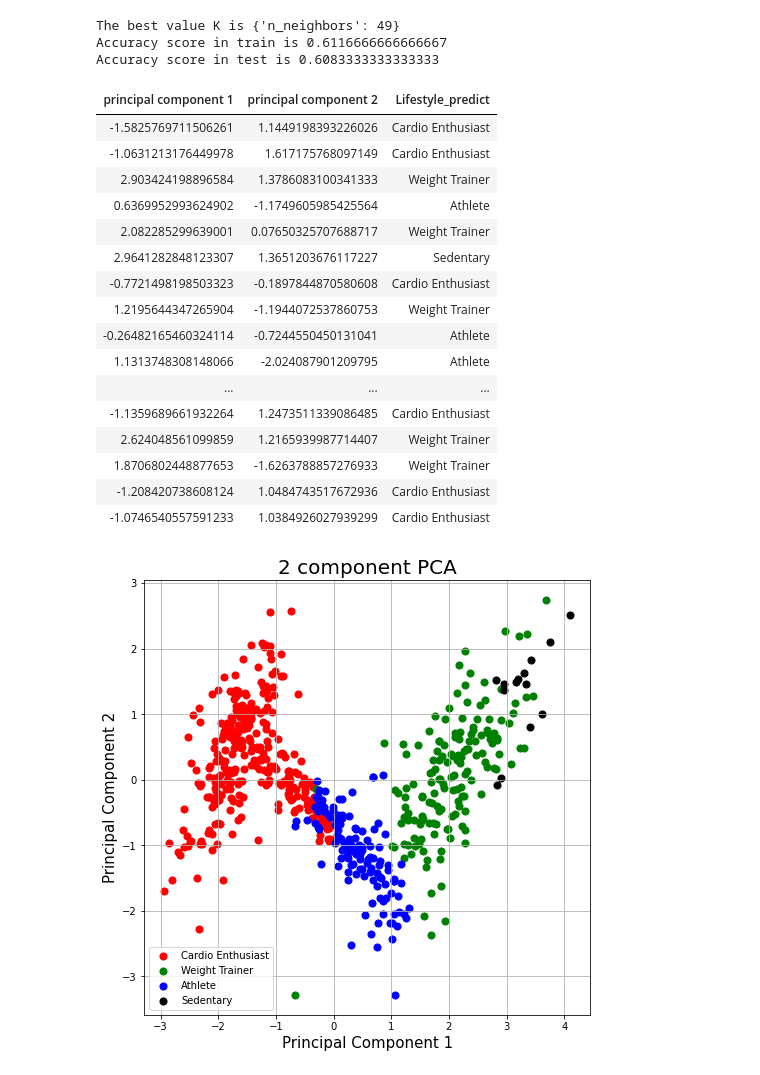
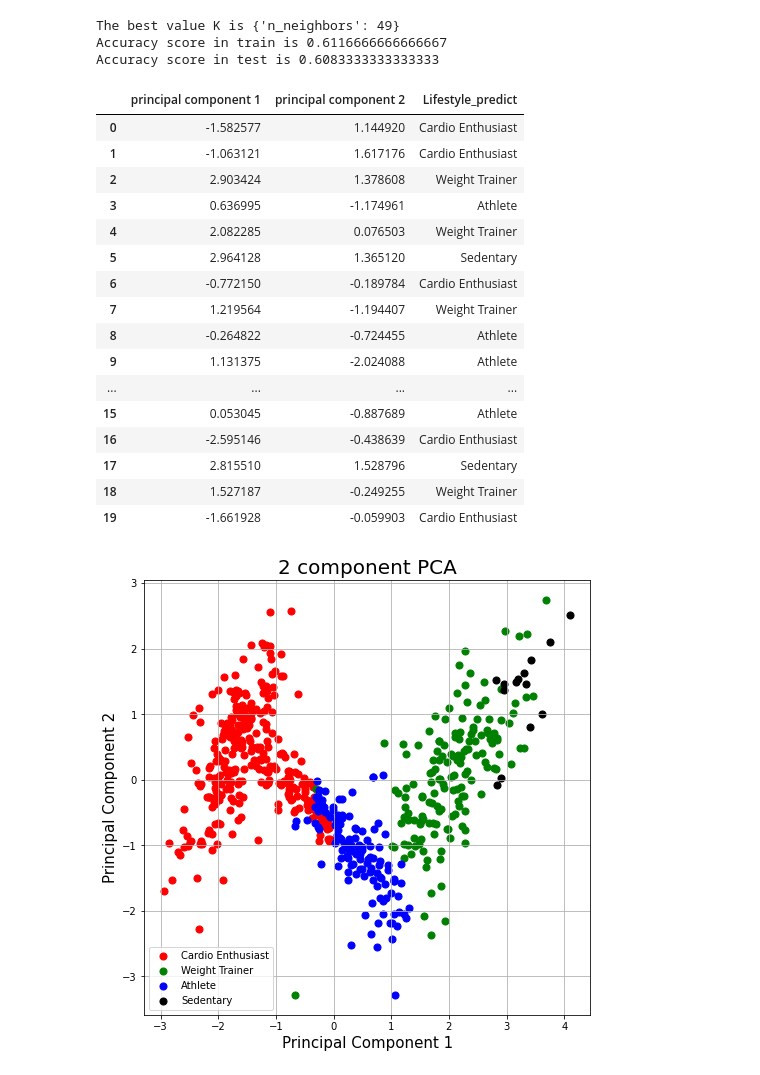
Before and after one commit to GuilhermePiress/KNN_predict_classes, a Jupyter notebook: KNN.ipynb, the cells around one changed output. Saved outputs shown, nothing was run; the diff lists cells and outputs as text; code cells hidden in the pictures.

```diff
--- a/KNN.ipynb
+++ b/KNN.ipynb
@@ -190,29 +194,29 @@ Accuracy score in test is 0.6083333333333333
 # %%
 import pandas as pd
 principalDf = pd.DataFrame(data = X_test_pca
              , columns = ['principal component 1', 'principal component 2'])
 #Convert the predicted array in Lifestyle string again
 y_lifestyle=le.inverse_transform(predict_test_pca)
 final=pd.concat([principalDf,pd.Series(y_lifestyle).rename('Lifestyle_predict')],axis=1)
-display(final)
+final.head(20)
 # %% [output]
-| principal component 1 | principal component 2 | Lifestyle_predict |
-| -1.5825769711506261 | 1.1449198393226026 | Cardio Enthusiast |
-| -1.0631213176449978 | 1.617175768097149 | Cardio Enthusiast |
-| 2.903424198896584 | 1.3786083100341333 | Weight Trainer |
-| 0.6369952993624902 | -1.1749605985425564 | Athlete |
-| 2.082285299639001 | 0.07650325707688717 | Weight Trainer |
-| 2.9641282848123307 | 1.3651203676117227 | Sedentary |
-| -0.7721498198503323 | -0.1897844870580608 | Cardio Enthusiast |
-| 1.2195644347265904 | -1.1944072537860753 | Weight Trainer |
-| -0.26482165460324114 | -0.7244550450131041 | Athlete |
-| 1.1313748308148066 | -2.024087901209795 | Athlete |
-| ... | ... | ... |
-| -1.1359689661932264 | 1.2473511339086485 | Cardio Enthusiast |
-| 2.624048561099859 | 1.2165939987714407 | Weight Trainer |
-| 1.8706802448877653 | -1.6263788857276933 | Weight Trainer |
-| -1.208420738608124 | 1.0484743517672936 | Cardio Enthusiast |
-| -1.0746540557591233 | 1.0384926027939299 | Cardio Enthusiast |
+|  | principal component 1 | principal component 2 | Lifestyle_predict |
+| 0 | -1.582577 | 1.144920 | Cardio Enthusiast |
+| 1 | -1.063121 | 1.617176 | Cardio Enthusiast |
+| 2 | 2.903424 | 1.378608 | Weight Trainer |
+| 3 | 0.636995 | -1.174961 | Athlete |
+| 4 | 2.082285 | 0.076503 | Weight Trainer |
+| 5 | 2.964128 | 1.365120 | Sedentary |
+| 6 | -0.772150 | -0.189784 | Cardio Enthusiast |
+| 7 | 1.219564 | -1.194407 | Weight Trainer |
+| 8 | -0.264822 | -0.724455 | Athlete |
+| 9 | 1.131375 | -2.024088 | Athlete |
+| ... | ... | ... | ... |
+| 15 | 0.053045 | -0.887689 | Athlete |
+| 16 | -2.595146 | -0.438639 | Cardio Enthusiast |
+| 17 | 2.815510 | 1.528796 | Sedentary |
+| 18 | 1.527187 | -0.249255 | Weight Trainer |
+| 19 | -1.661928 | -0.059903 | Cardio Enthusiast |
 # %%
 import matplotlib.pyplot as plt
 fig = plt.figure(figsize = (8,8))
```
Also changed, not shown: parts of 6 cells of this notebook.
